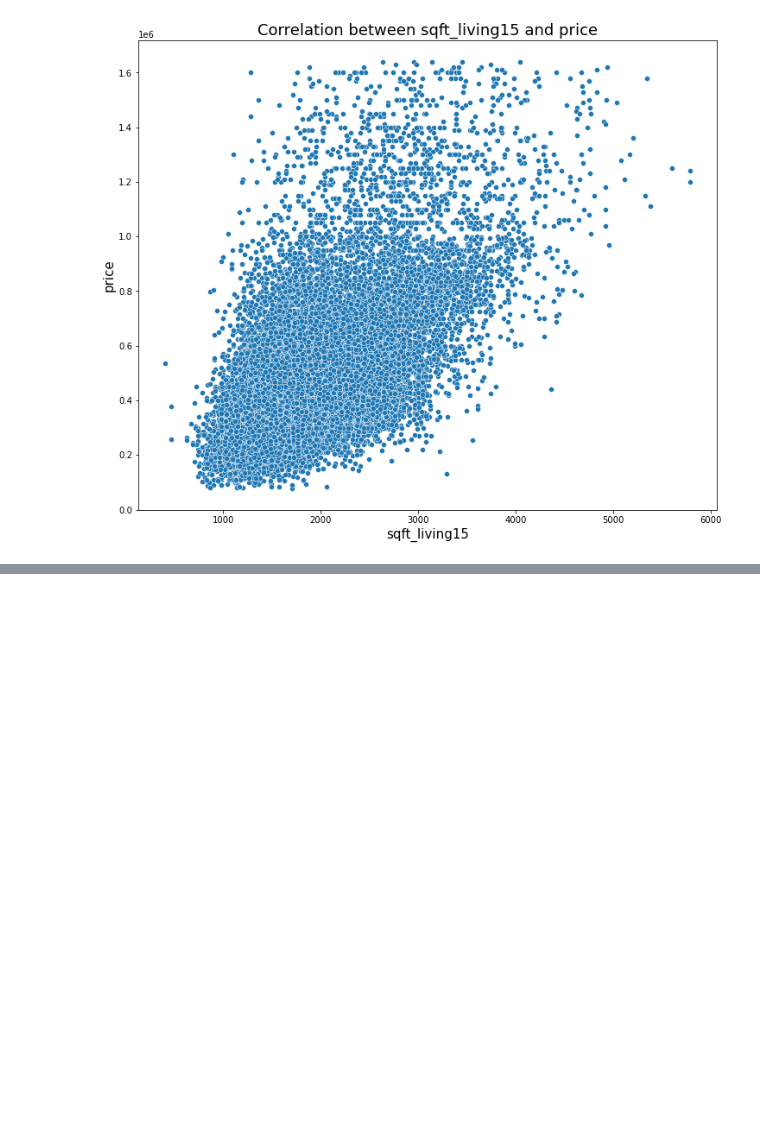
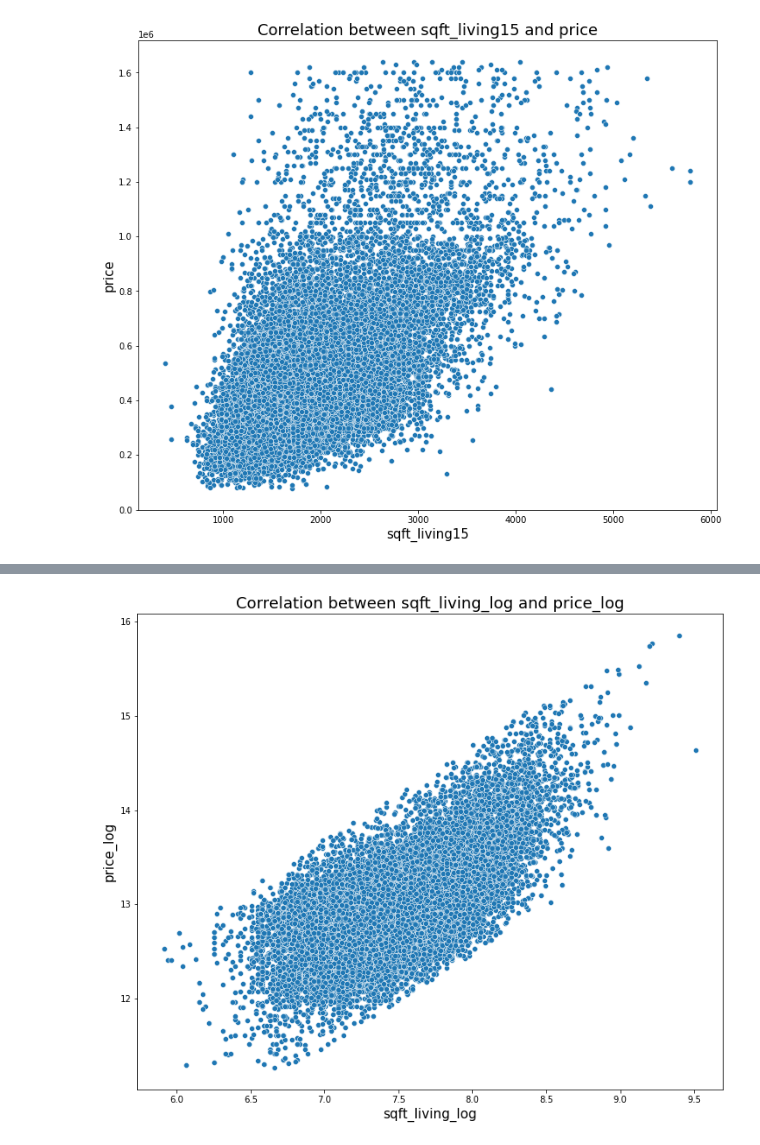
Before and after one commit to qsou/bsc-phase-two-project, a Jupyter notebook: notebooks/exploratory/bobbyexplore/Bobby_work.ipynb, the cells around one changed output, grey strips where cells are left out. Drawn from its saved outputs; the diff is of its cells as text; code cells hidden in the pictures; blank space fills up the shorter version.

```diff
--- a/notebooks/exploratory/bobbyexplore/Bobby_work.ipynb
+++ b/notebooks/exploratory/bobbyexplore/Bobby_work.ipynb
@@ -216,0 +269,9 @@ ax.set_xlabel('sqft_living15', fontsize=15);
+# %%
+slimdf['sqft_living_log']=np.log(slimdf['sqft_living'])
+fig, ax = plt.subplots(figsize=(12,10))
+sns.scatterplot(x=slimdf['sqft_living_log'], y=slimdf['price_log'], ax=ax)
+ax.set_title('Correlation between sqft_living_log and price_log', fontsize=18)
+ax.set_ylabel('price_log', fontsize=15)
+ax.set_xlabel('sqft_living_log', fontsize=15);
+# %% [output]
+[figure, added]
```
Also changed, not shown: parts of 28 cells of this notebook.
